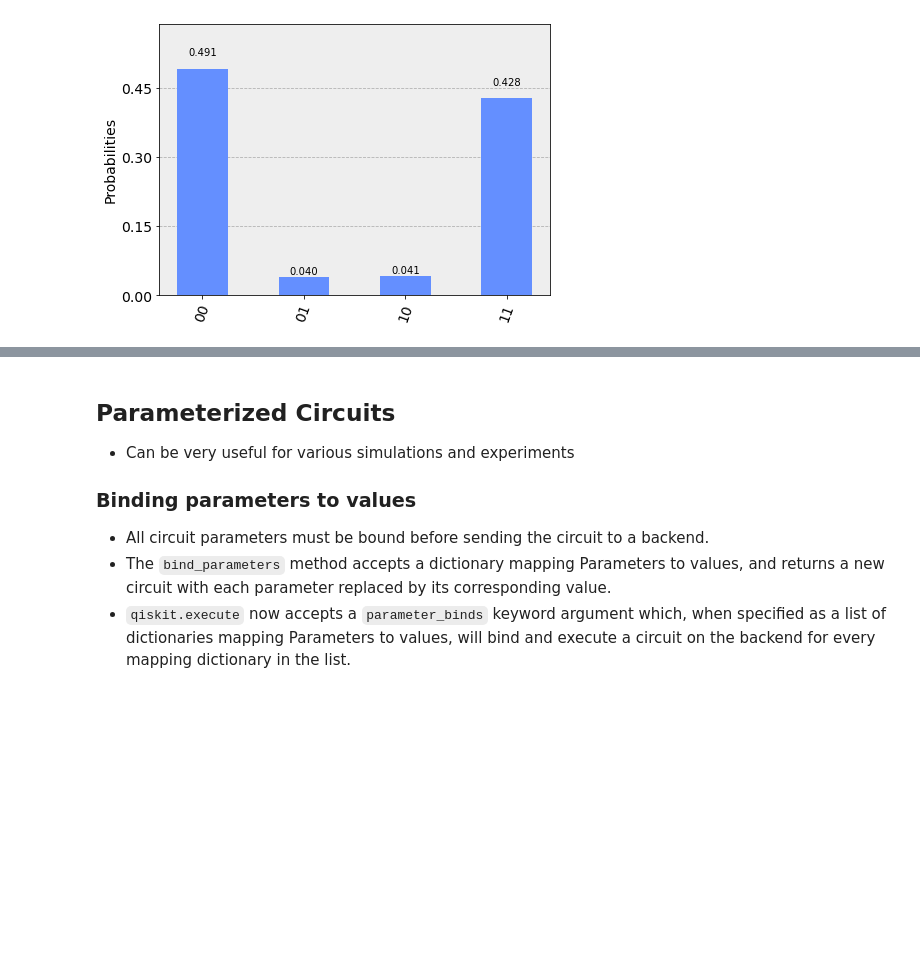
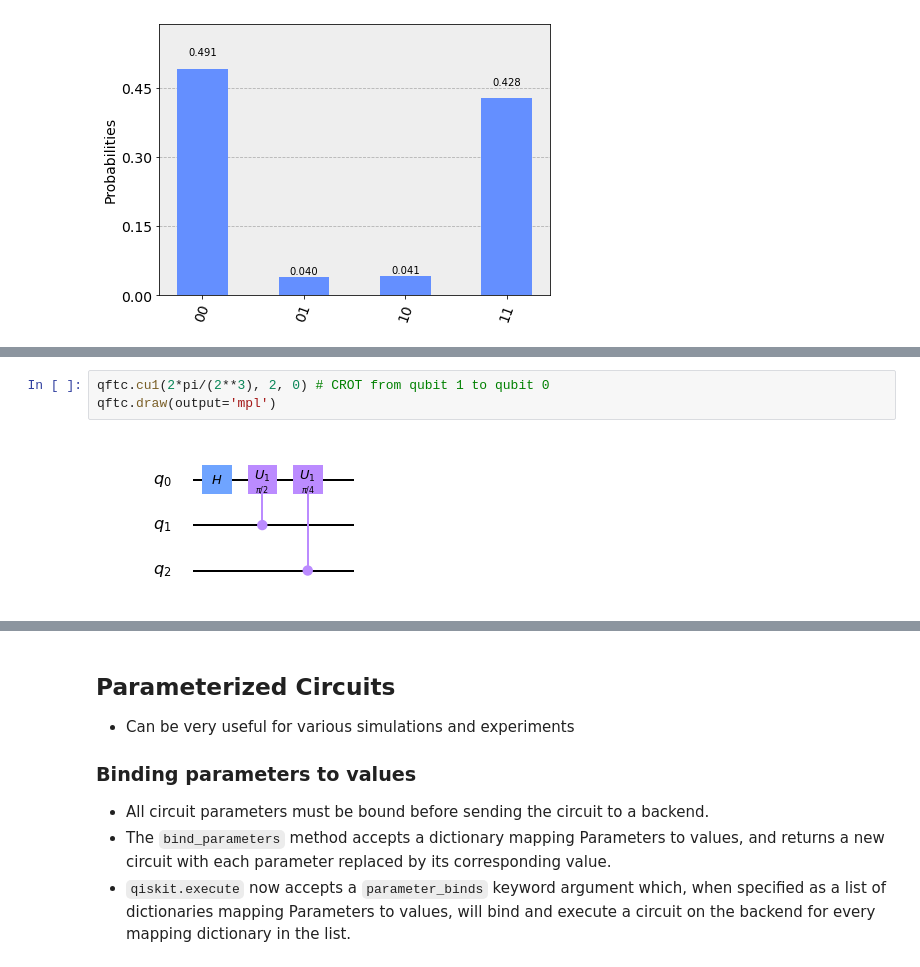
Before and after one commit to dkp-quantum/Tutorials, a Jupyter notebook: 2020 LGE/LGE Qiskit Tutorial.ipynb, the cells around one changed output, grey strips where cells are left out. Saved outputs shown, nothing was run; the diff lists cells and outputs as text; blank space fills up the shorter version.

```diff
--- a/2020 LGE/LGE Qiskit Tutorial.ipynb
+++ b/2020 LGE/LGE Qiskit Tutorial.ipynb
@@ -691,0 +746,5 @@ plot_histogram(job_real.result().get_counts())
+# %%
+qftc.cu1(2*pi/(2**3), 2, 0) # CROT from qubit 1 to qubit 0
+qftc.draw(output='mpl')
+# %% [output]
+[figure, added]
```
Also changed, not shown: parts of 25 cells of this notebook.
